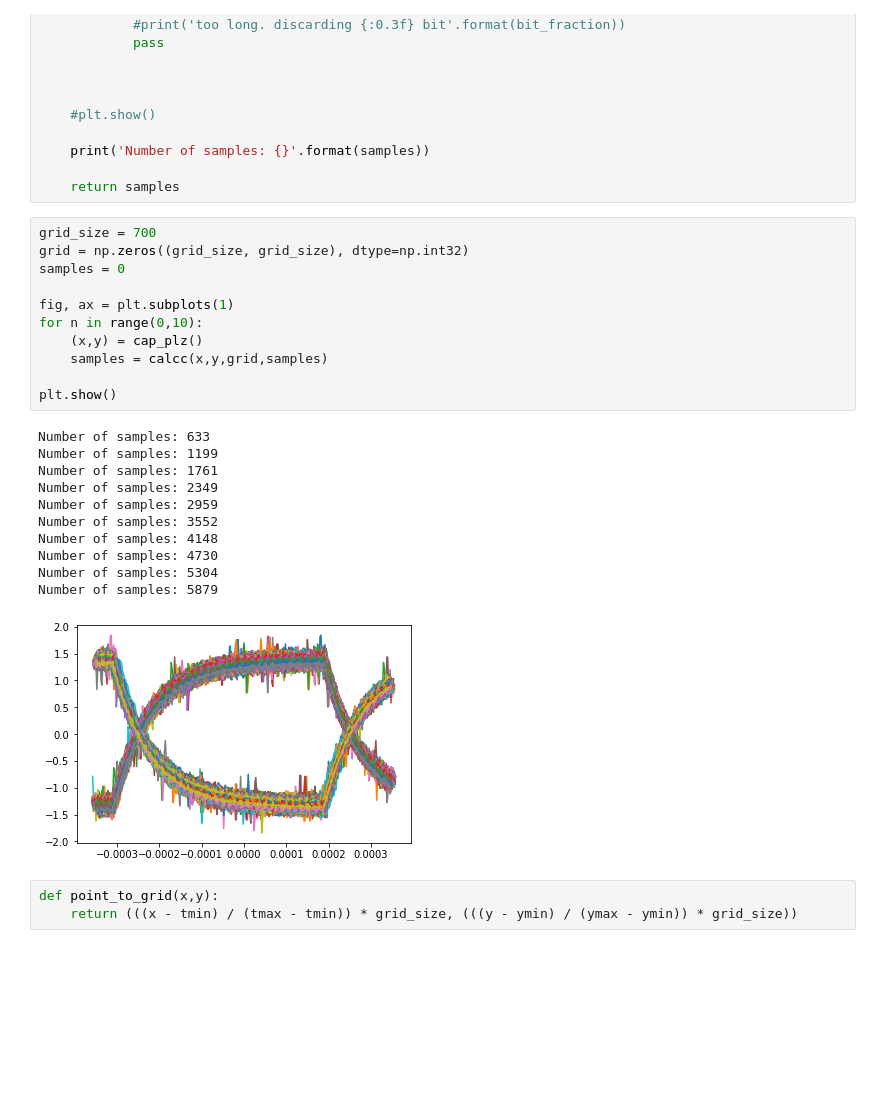
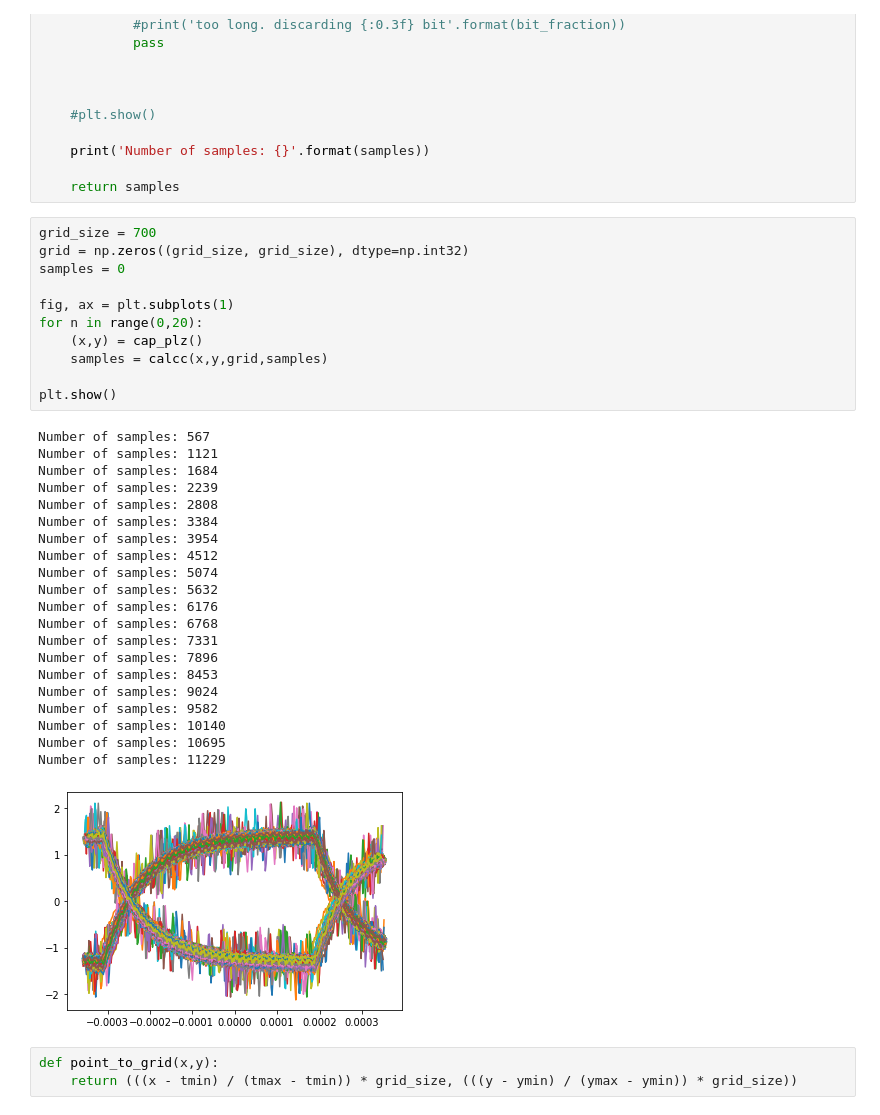
Before and after one commit to ericsims/INST-Drivers, a Jupyter notebook: eye.ipynb, the cells around one changed output. Cells and saved outputs as stored; diff of their text form; blank space fills up the shorter version.

```diff
--- a/eye.ipynb
+++ b/eye.ipynb
@@ -161,26 +161,36 @@ def calcc(x,y,grid,samples):
 # %%
 grid_size = 700
 grid = np.zeros((grid_size, grid_size), dtype=np.int32)
 samples = 0
 
 fig, ax = plt.subplots(1)
-for n in range(0,10):
+for n in range(0,20):
     (x,y) = cap_plz()
     samples = calcc(x,y,grid,samples)
 
 plt.show()
 # %% [output]
-Number of samples: 633
-Number of samples: 1199
-Number of samples: 1761
-Number of samples: 2349
-Number of samples: 2959
-Number of samples: 3552
-Number of samples: 4148
-Number of samples: 4730
-Number of samples: 5304
-Number of samples: 5879
+Number of samples: 567
+Number of samples: 1121
+Number of samples: 1684
+Number of samples: 2239
+Number of samples: 2808
+Number of samples: 3384
+Number of samples: 3954
+Number of samples: 4512
+Number of samples: 5074
+Number of samples: 5632
+Number of samples: 6176
+Number of samples: 6768
+Number of samples: 7331
+Number of samples: 7896
+Number of samples: 8453
+Number of samples: 9024
+Number of samples: 9582
+Number of samples: 10140
+Number of samples: 10695
+Number of samples: 11229
-[figure, old version]
+[figure, new version]
 # %%
 def point_to_grid(x,y):
     return (((x - tmin) / (tmax - tmin)) * grid_size, (((y - ymin) / (ymax - ymin)) * grid_size))
```
Also changed, not shown: parts of 1 cell of this notebook, 1 other file.
